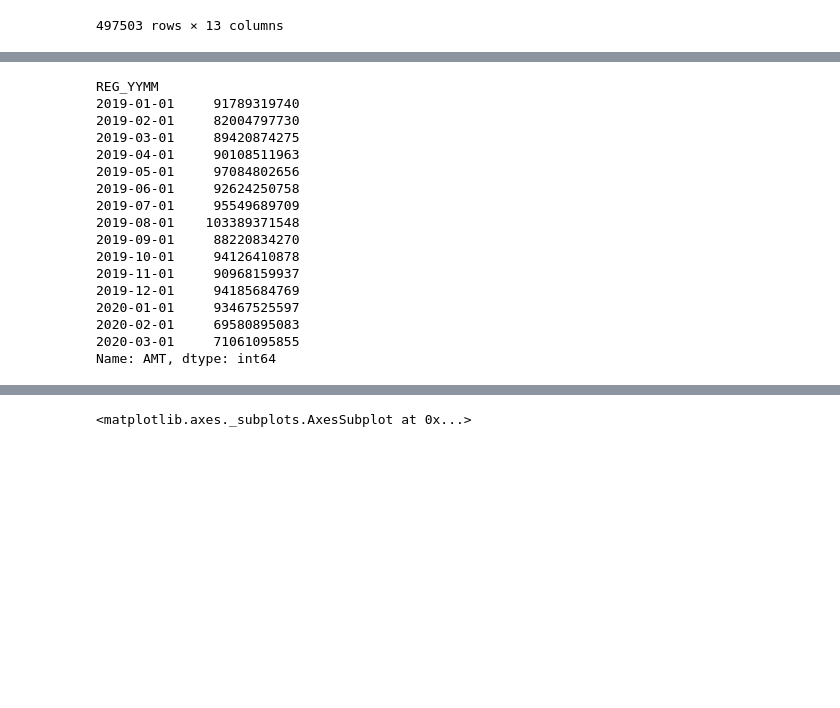
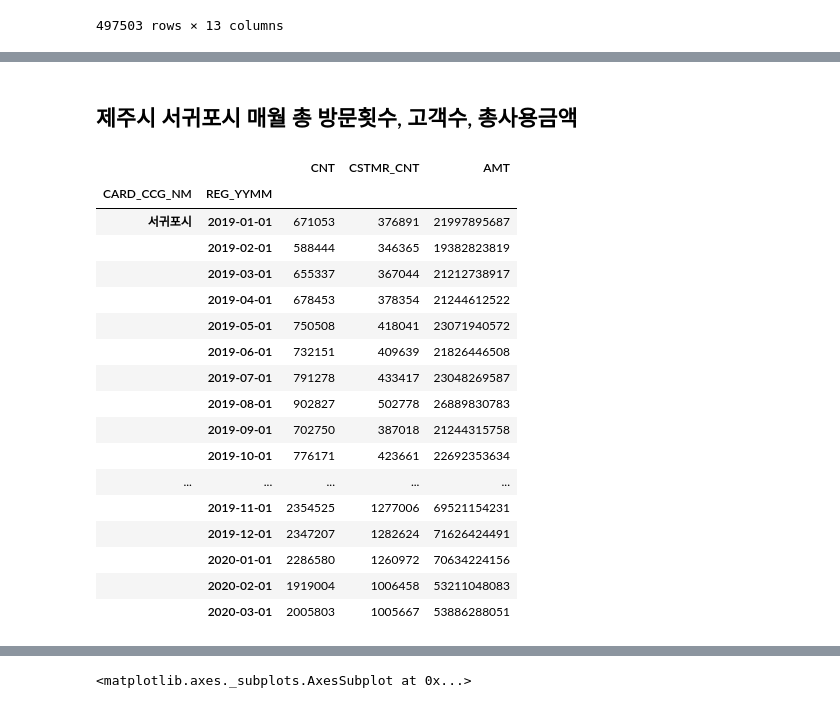
Before and after one commit to YongJinKang/Myproject, a Jupyter notebook: GroupProject/First_Project/JEJU_Visualization.ipynb, the cells around one changed output, grey strips where cells are left out. Cells and saved outputs as stored; diff of their text form; code cells hidden in the pictures; blank space fills up the shorter version.

```diff
--- a/GroupProject/First_Project/JEJU_Visualization.ipynb
+++ b/GroupProject/First_Project/JEJU_Visualization.ipynb
@@ -126,21 +172,24 @@ df_jeju
+# %% [markdown]
+## 제주시 서귀포시 매월 총 방문횟수, 고객수, 총사용금액
 # %%
-df_alltime=df_jeju.groupby('REG_YYMM')['AMT'].sum()
-df_alltime
+df_jeju_card_sido_reg = df_jeju.groupby(by=['CARD_CCG_NM','REG_YYMM'], as_index=True)['CNT','CSTMR_CNT','AMT'].sum()
+df_jeju_card_sido_reg
 # %% [output]
-REG_YYMM
-2019-01-01     91789319740
-2019-02-01     82004797730
-2019-03-01     89420874275
-2019-04-01     90108511963
-2019-05-01     97084802656
-2019-06-01     92624250758
-2019-07-01     95549689709
-2019-08-01    103389371548
-2019-09-01     88220834270
-2019-10-01     94126410878
-2019-11-01     90968159937
-2019-12-01     94185684769
-2020-01-01     93467525597
-2020-02-01     69580895083
-2020-03-01     71061095855
-Name: AMT, dtype: int64
+|  |  | CNT | CSTMR_CNT | AMT |
+| CARD_CCG_NM | REG_YYMM |  |  |  |
+| 서귀포시 | 2019-01-01 | 671053 | 376891 | 21997895687 |
+|  | 2019-02-01 | 588444 | 346365 | 19382823819 |
+|  | 2019-03-01 | 655337 | 367044 | 21212738917 |
+|  | 2019-04-01 | 678453 | 378354 | 21244612522 |
+|  | 2019-05-01 | 750508 | 418041 | 23071940572 |
+|  | 2019-06-01 | 732151 | 409639 | 21826446508 |
+|  | 2019-07-01 | 791278 | 433417 | 23048269587 |
+|  | 2019-08-01 | 902827 | 502778 | 26889830783 |
+|  | 2019-09-01 | 702750 | 387018 | 21244315758 |
+|  | 2019-10-01 | 776171 | 423661 | 22692353634 |
+| ... | ... | ... | ... | ... |
+|  | 2019-11-01 | 2354525 | 1277006 | 69521154231 |
+|  | 2019-12-01 | 2347207 | 1282624 | 71626424491 |
+|  | 2020-01-01 | 2286580 | 1260972 | 70634224156 |
+|  | 2020-02-01 | 1919004 | 1006458 | 53211048083 |
+|  | 2020-03-01 | 2005803 | 1005667 | 53886288051 |
```
Also changed, not shown: parts of 11 cells of this notebook.
